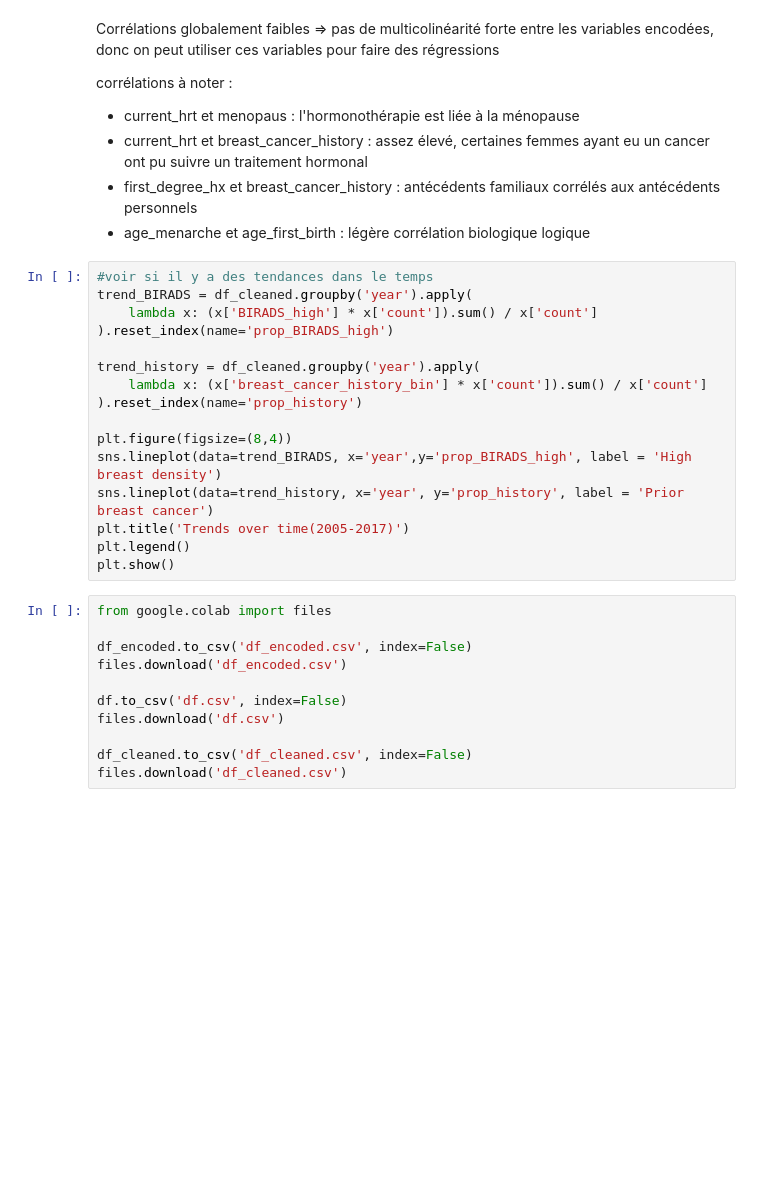
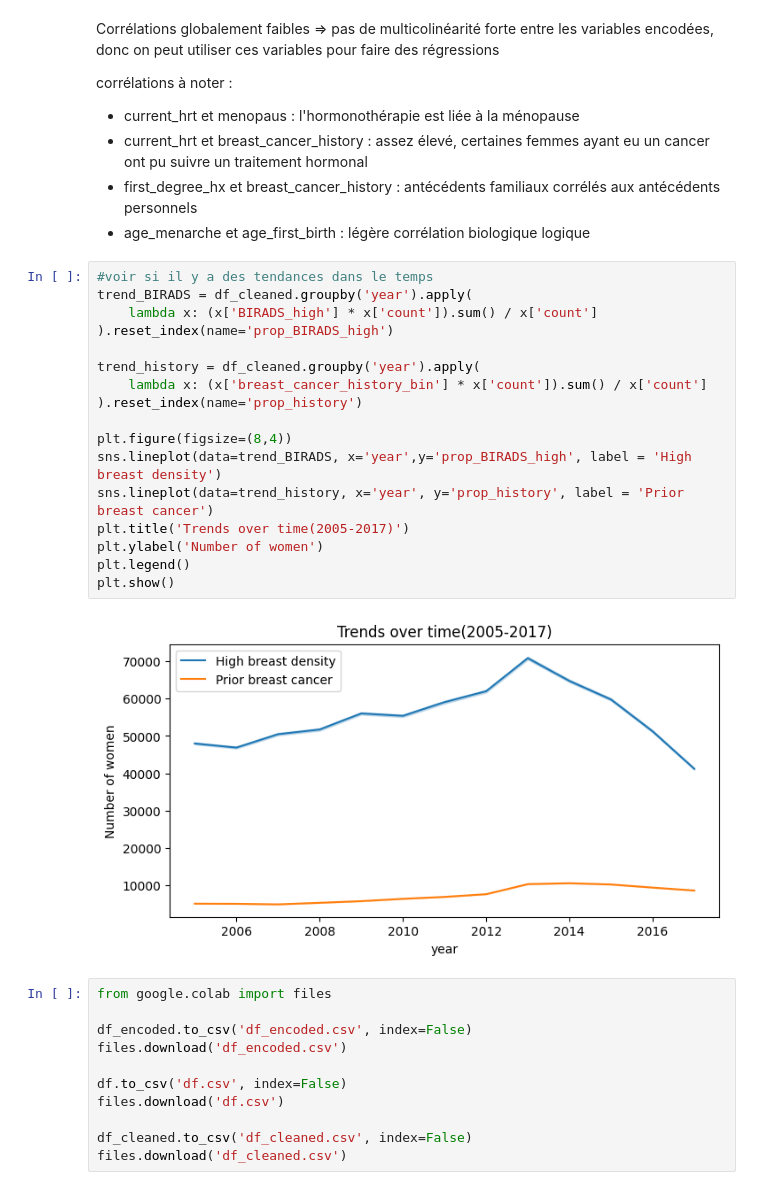
Before and after one commit to Valentinekrafft/projet-breast-cancer, a Jupyter notebook: datascience_project_breastcancer_v7_reg.ipynb, the cells around one changed output. Drawn from its saved outputs; the diff is of its cells as text; blank space fills up the shorter version.

```diff
--- a/datascience_project_breastcancer_v7_reg.ipynb
+++ b/datascience_project_breastcancer_v7_reg.ipynb
@@ -400,19 +437,22 @@ corrélations à noter :
 # %%
 #voir si il y a des tendances dans le temps
 trend_BIRADS = df_cleaned.groupby('year').apply(
     lambda x: (x['BIRADS_high'] * x['count']).sum() / x['count']
 ).reset_index(name='prop_BIRADS_high')
 
 trend_history = df_cleaned.groupby('year').apply(
     lambda x: (x['breast_cancer_history_bin'] * x['count']).sum() / x['count']
 ).reset_index(name='prop_history')
 
 plt.figure(figsize=(8,4))
 sns.lineplot(data=trend_BIRADS, x='year',y='prop_BIRADS_high', label = 'High breast density')
 sns.lineplot(data=trend_history, x='year', y='prop_history', label = 'Prior breast cancer')
 plt.title('Trends over time(2005-2017)')
+plt.ylabel('Number of women')
 plt.legend()
 plt.show()
+# %% [output]
+[figure, added]
 # %%
 from google.colab import files
 
```
Also changed, not shown: parts of 5 cells of this notebook.
